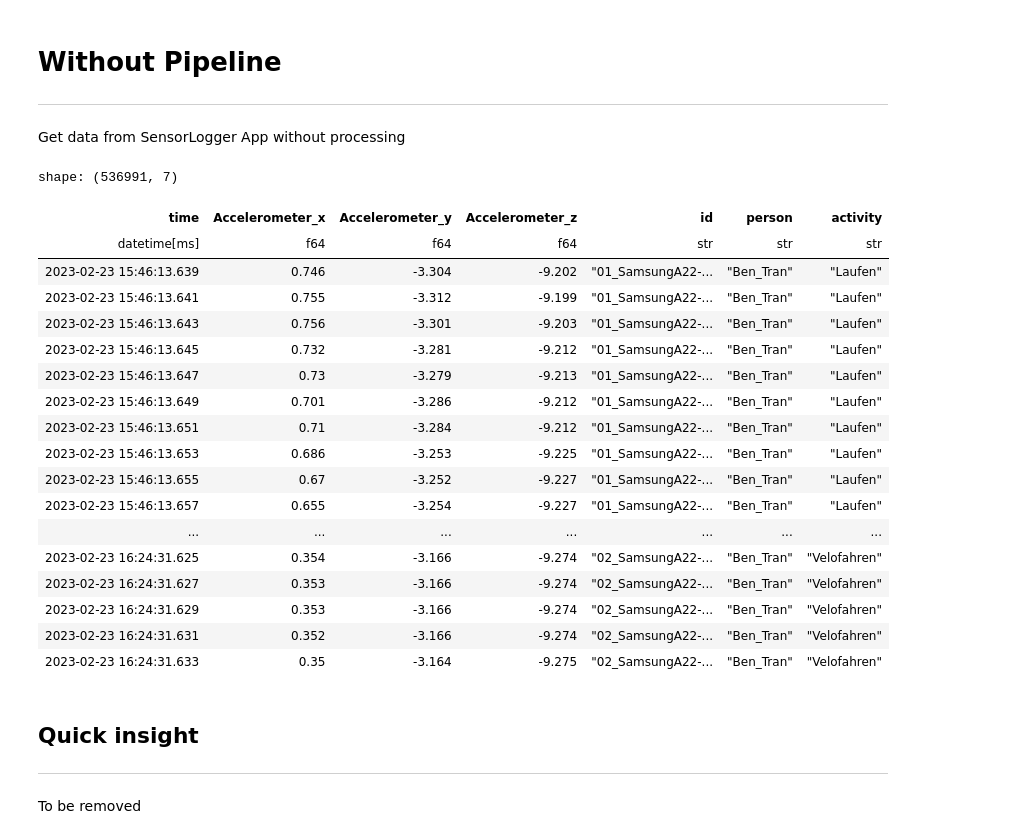
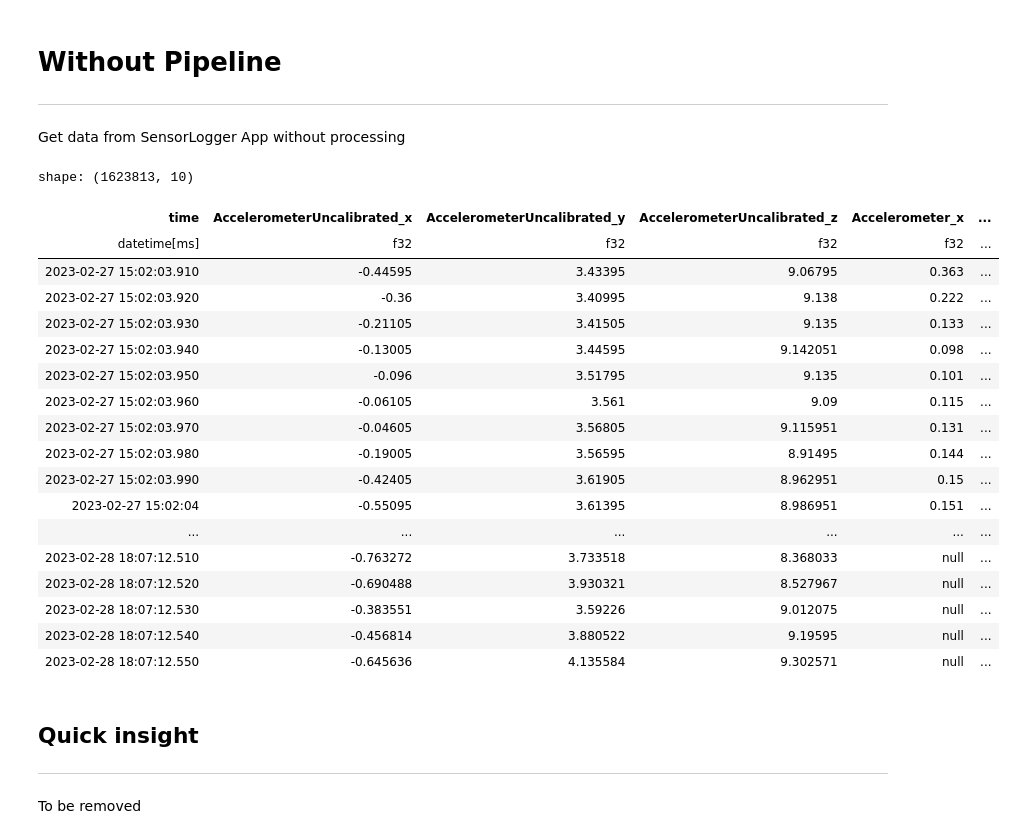
Before and after one commit to Sensor-Based-Activity-Recognition/pipelines, a Jupyter notebook: exporter.ipynb, the cells around one changed output. Cells and saved outputs as stored; diff of their text form; code cells hidden in the pictures.

```diff
--- a/exporter.ipynb
+++ b/exporter.ipynb
@@ -10,32 +10,41 @@ from utils import manager
 Get data from SensorLogger App without processing
 # %%
 path = "/Users/gabriel.torres/Library/CloudStorage/OneDrive-FHNW/CDL1 Sensor Data/Messungen"
+origin = "SensorLogger"
+sensors = [
+    "time",
+    "Accelerometer_x",
+    "Accelerometer_y",
+    "Accelerometer_z",
+    "AccelerometerUncalibrated_x",
+    "AccelerometerUncalibrated_y",
+    "AccelerometerUncalibrated_z",
+]
 pipeline = None
 resample_freq_hz = 100
-origin = "SensorLogger"
 
-data = manager.PipelineRunner(path, pipeline, resample_freq_hz, origin).run()
+data = manager.PipelineRunner(path, origin, sensors, pipeline, resample_freq_hz).run()
 data
 # %% [output]
-shape: (536991, 7)
+shape: (1623813, 10)
-| time | Accelerometer_x | Accelerometer_y | Accelerometer_z | id | person | activity |
-| datetime[ms] | f64 | f64 | f64 | str | str | str |
-| 2023-02-23 15:46:13.639 | 0.746 | -3.304 | -9.202 | "01_SamsungA22-... | "Ben_Tran" | "Laufen" |
-| 2023-02-23 15:46:13.641 | 0.755 | -3.312 | -9.199 | "01_SamsungA22-... | "Ben_Tran" | "Laufen" |
-| 2023-02-23 15:46:13.643 | 0.756 | -3.301 | -9.203 | "01_SamsungA22-... | "Ben_Tran" | "Laufen" |
-| 2023-02-23 15:46:13.645 | 0.732 | -3.281 | -9.212 | "01_SamsungA22-... | "Ben_Tran" | "Laufen" |
-| 2023-02-23 15:46:13.647 | 0.73 | -3.279 | -9.213 | "01_SamsungA22-... | "Ben_Tran" | "Laufen" |
-| 2023-02-23 15:46:13.649 | 0.701 | -3.286 | -9.212 | "01_SamsungA22-... | "Ben_Tran" | "Laufen" |
-| 2023-02-23 15:46:13.651 | 0.71 | -3.284 | -9.212 | "01_SamsungA22-... | "Ben_Tran" | "Laufen" |
-| 2023-02-23 15:46:13.653 | 0.686 | -3.253 | -9.225 | "01_SamsungA22-... | "Ben_Tran" | "Laufen" |
-| 2023-02-23 15:46:13.655 | 0.67 | -3.252 | -9.227 | "01_SamsungA22-... | "Ben_Tran" | "Laufen" |
-| 2023-02-23 15:46:13.657 | 0.655 | -3.254 | -9.227 | "01_SamsungA22-... | "Ben_Tran" | "Laufen" |
-| ... | ... | ... | ... | ... | ... | ... |
-| 2023-02-23 16:24:31.625 | 0.354 | -3.166 | -9.274 | "02_SamsungA22-... | "Ben_Tran" | "Velofahren" |
-| 2023-02-23 16:24:31.627 | 0.353 | -3.166 | -9.274 | "02_SamsungA22-... | "Ben_Tran" | "Velofahren" |
-| 2023-02-23 16:24:31.629 | 0.353 | -3.166 | -9.274 | "02_SamsungA22-... | "Ben_Tran" | "Velofahren" |
-| 2023-02-23 16:24:31.631 | 0.352 | -3.166 | -9.274 | "02_SamsungA22-... | "Ben_Tran" | "Velofahren" |
-| 2023-02-23 16:24:31.633 | 0.35 | -3.164 | -9.275 | "02_SamsungA22-... | "Ben_Tran" | "Velofahren" |
+| time | AccelerometerUncalibrated_x | AccelerometerUncalibrated_y | AccelerometerUncalibrated_z | Accelerometer_x | ... |
+| datetime[ms] | f32 | f32 | f32 | f32 | ... |
+| 2023-02-27 15:02:03.910 | -0.44595 | 3.43395 | 9.06795 | 0.363 | ... |
+| 2023-02-27 15:02:03.920 | -0.36 | 3.40995 | 9.138 | 0.222 | ... |
+| 2023-02-27 15:02:03.930 | -0.21105 | 3.41505 | 9.135 | 0.133 | ... |
+| 2023-02-27 15:02:03.940 | -0.13005 | 3.44595 | 9.142051 | 0.098 | ... |
+| 2023-02-27 15:02:03.950 | -0.096 | 3.51795 | 9.135 | 0.101 | ... |
+| 2023-02-27 15:02:03.960 | -0.06105 | 3.561 | 9.09 | 0.115 | ... |
+| 2023-02-27 15:02:03.970 | -0.04605 | 3.56805 | 9.115951 | 0.131 | ... |
+| 2023-02-27 15:02:03.980 | -0.19005 | 3.56595 | 8.91495 | 0.144 | ... |
+| 2023-02-27 15:02:03.990 | -0.42405 | 3.61905 | 8.962951 | 0.15 | ... |
+| 2023-02-27 15:02:04 | -0.55095 | 3.61395 | 8.986951 | 0.151 | ... |
+| ... | ... | ... | ... | ... | ... |
+| 2023-02-28 18:07:12.510 | -0.763272 | 3.733518 | 8.368033 | null | ... |
+| 2023-02-28 18:07:12.520 | -0.690488 | 3.930321 | 8.527967 | null | ... |
+| 2023-02-28 18:07:12.530 | -0.383551 | 3.59226 | 9.012075 | null | ... |
+| 2023-02-28 18:07:12.540 | -0.456814 | 3.880522 | 9.19595 | null | ... |
+| 2023-02-28 18:07:12.550 | -0.645636 | 4.135584 | 9.302571 | null | ... |
 # %% [markdown]
 ## Quick insight
 ---
```
Also changed, not shown: parts of 2 cells of this notebook, 2 other files.
